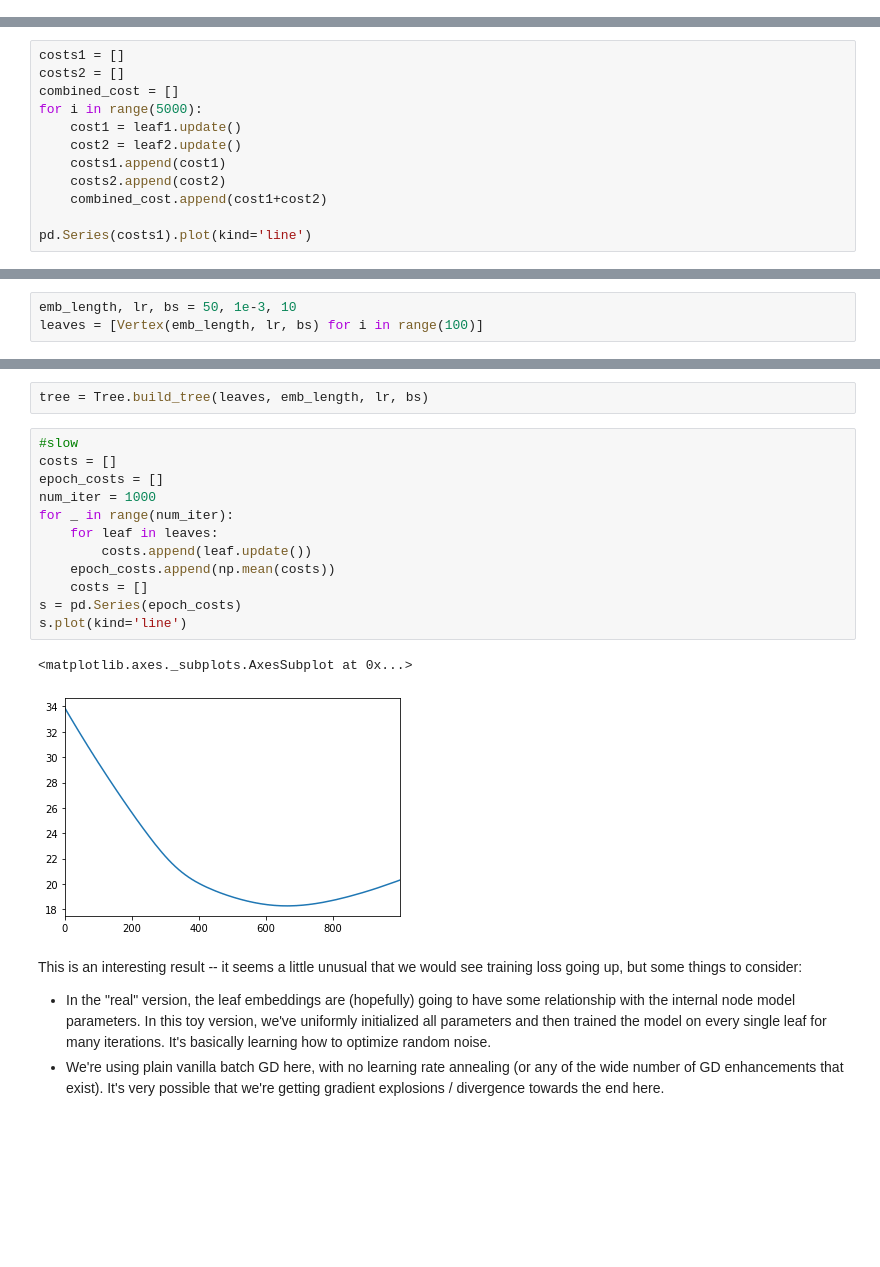
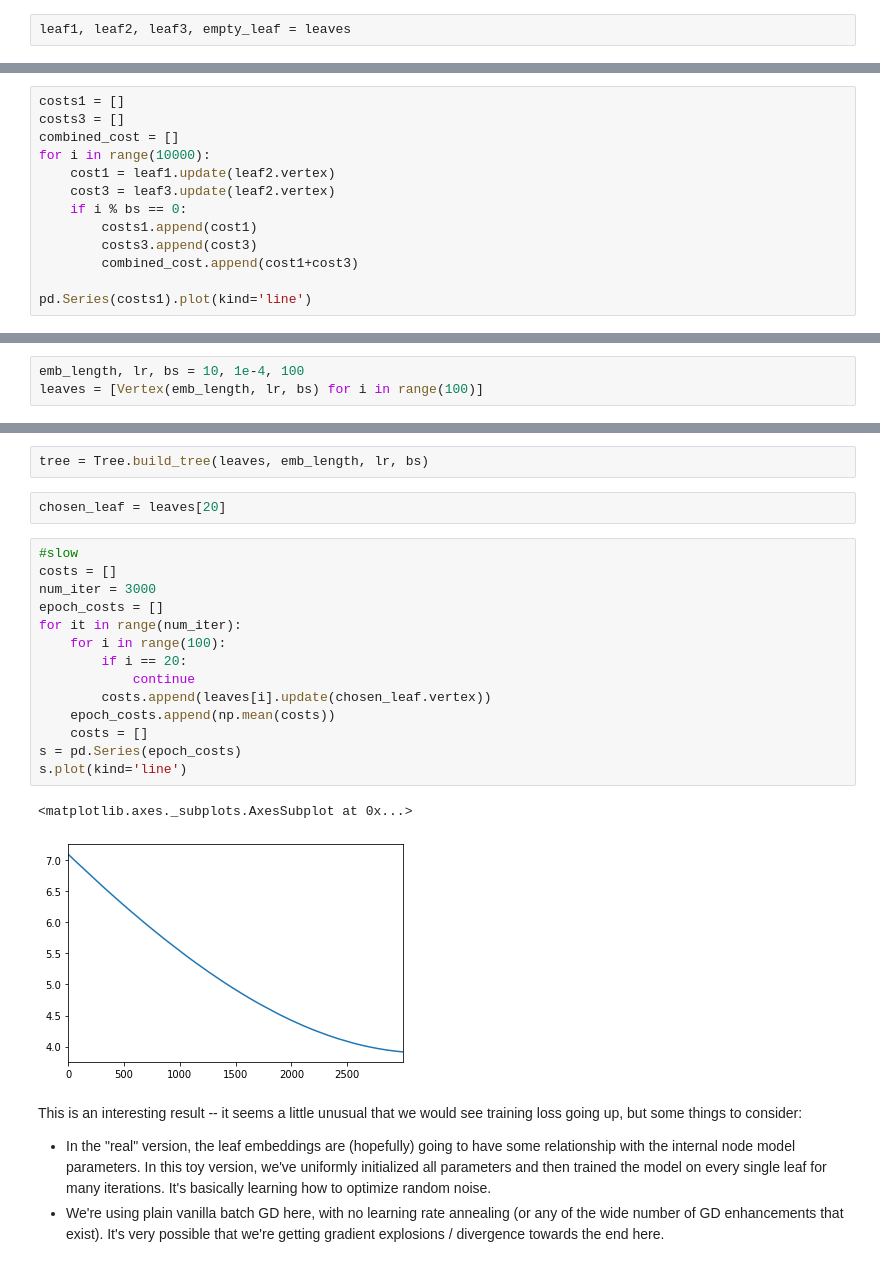
Before and after one commit to rforgione/deepwalk, a Jupyter notebook: nbs/deepwalk.ipynb, the cells around one changed output, grey strips where cells are left out. Cells and saved outputs as stored; diff of their text form; blank space fills up the shorter version.

```diff
--- a/nbs/deepwalk.ipynb
+++ b/nbs/deepwalk.ipynb
@@ -203,0 +265,2 @@ tree = Tree.merge(emb_length, lr, 100, leaf1, leaf2)
+# %%
+leaf1, leaf2, leaf3, empty_leaf = leaves
@@ -204,13 +279,14 @@ tree = Tree.merge(emb_length, lr, 100, leaf1, leaf2)
 # %%
 costs1 = []
-costs2 = []
+costs3 = []
 combined_cost = []
-for i in range(5000):
-    cost1 = leaf1.update()
-    cost2 = leaf2.update()
-    costs1.append(cost1)
-    costs2.append(cost2)
-    combined_cost.append(cost1+cost2)
+for i in range(10000):
+    cost1 = leaf1.update(leaf2.vertex)
+    cost3 = leaf3.update(leaf2.vertex)
+    if i % bs == 0:
+        costs1.append(cost1)
+        costs3.append(cost3)
+        combined_cost.append(cost1+cost3)
 
 pd.Series(costs1).plot(kind='line')
 # %% [output]
@@ -229,25 +305,29 @@ pd.Series(combined_cost).plot(kind='line')
 # %%
-emb_length, lr, bs = 50, 1e-3, 10
+emb_length, lr, bs = 10, 1e-4, 100
 leaves = [Vertex(emb_length, lr, bs) for i in range(100)]
 # %%
 leaves = [Leaf(v) for v in leaves]
 # %%
 tree = Tree.build_tree(leaves, emb_length, lr, bs)
+# %%
+chosen_leaf = leaves[20]
 # %%
 #slow
 costs = []
+num_iter = 3000
 epoch_costs = []
-num_iter = 1000
-for _ in range(num_iter):
-    for leaf in leaves:
-        costs.append(leaf.update())
+for it in range(num_iter):
+    for i in range(100):
+        if i == 20:
+            continue
+        costs.append(leaves[i].update(chosen_leaf.vertex))
     epoch_costs.append(np.mean(costs))
     costs = []
 s = pd.Series(epoch_costs)
 s.plot(kind='line')
 # %% [output]
 <matplotlib.axes._subplots.AxesSubplot at 0x...>
-[figure, old version]
+[figure, new version]
 # %% [markdown]
 This is an interesting result -- it seems a little unusual that we would see training loss going up, but some things to consider:
 * In the "real" version, the leaf embeddings are (hopefully) going to have some relationship with the internal node model parameters. In this toy version, we've uniformly initialized all parameters and then trained the model on every single leaf for many iterations. It's basically learning how to optimize random noise.
```
Also changed, not shown: parts of 39 cells of this notebook.
